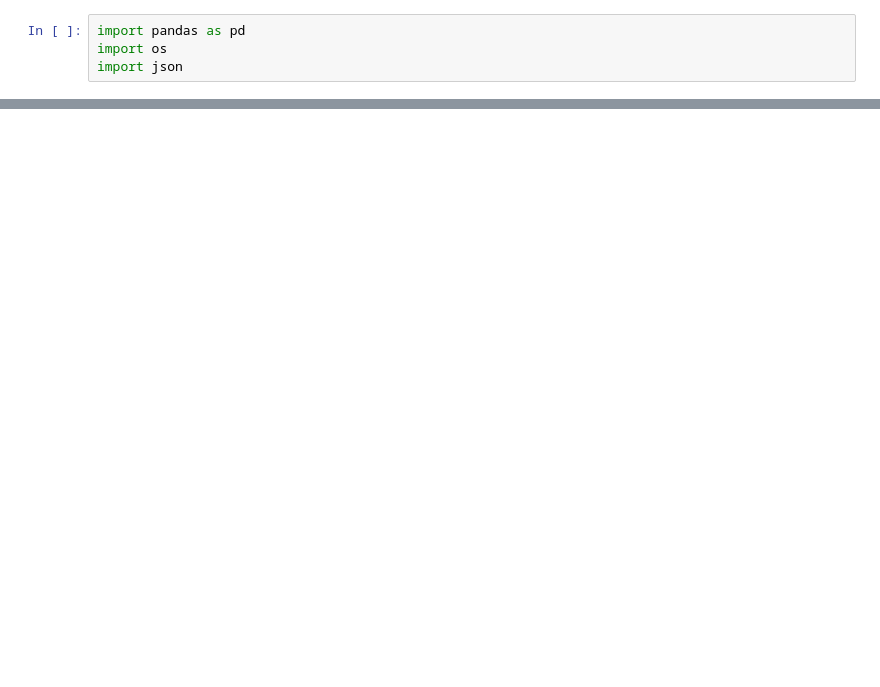
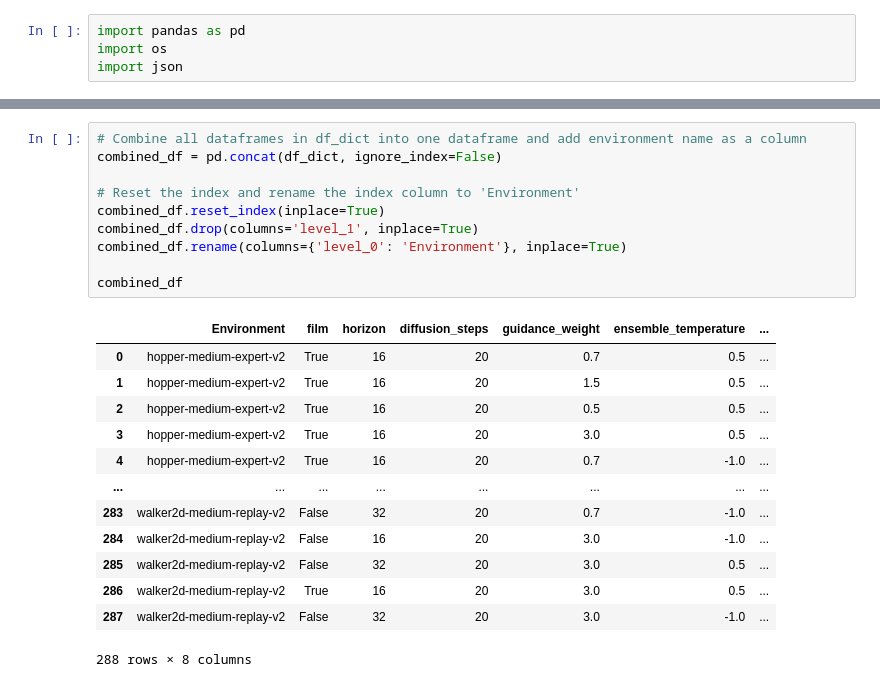
Before and after one commit to JvThunder/diffuser, a Jupyter notebook: scripts/format_results.ipynb, the cells around one changed output, grey strips where cells are left out. Cells and saved outputs as stored; diff of their text form; blank space fills up the shorter version.

```diff
--- a/scripts/format_results.ipynb
+++ b/scripts/format_results.ipynb
@@ -135,0 +174,24 @@ plt.show()
+# %%
+# Combine all dataframes in df_dict into one dataframe and add environment name as a column
+combined_df = pd.concat(df_dict, ignore_index=False)
+
+# Reset the index and rename the index column to 'Environment'
+combined_df.reset_index(inplace=True)
+combined_df.drop(columns='level_1', inplace=True)
+combined_df.rename(columns={'level_0': 'Environment'}, inplace=True)
+
+combined_df
+# %% [output]
+|  | Environment | film | horizon | diffusion_steps | guidance_weight | ensemble_temperature | ... |
+| 0 | hopper-medium-expert-v2 | True | 16 | 20 | 0.7 | 0.5 | ... |
+| 1 | hopper-medium-expert-v2 | True | 16 | 20 | 1.5 | 0.5 | ... |
+| 2 | hopper-medium-expert-v2 | True | 16 | 20 | 0.5 | 0.5 | ... |
+| 3 | hopper-medium-expert-v2 | True | 16 | 20 | 3.0 | 0.5 | ... |
+| 4 | hopper-medium-expert-v2 | True | 16 | 20 | 0.7 | -1.0 | ... |
+| ... | ... | ... | ... | ... | ... | ... | ... |
+| 283 | walker2d-medium-replay-v2 | False | 32 | 20 | 0.7 | -1.0 | ... |
+| 284 | walker2d-medium-replay-v2 | False | 16 | 20 | 3.0 | -1.0 | ... |
+| 285 | walker2d-medium-replay-v2 | False | 32 | 20 | 3.0 | 0.5 | ... |
+| 286 | walker2d-medium-replay-v2 | True | 16 | 20 | 3.0 | 0.5 | ... |
+| 287 | walker2d-medium-replay-v2 | False | 32 | 20 | 3.0 | -1.0 | ... |
+288 rows × 8 columns
```
Also changed, not shown: parts of 18 cells of this notebook, 8 other files.
